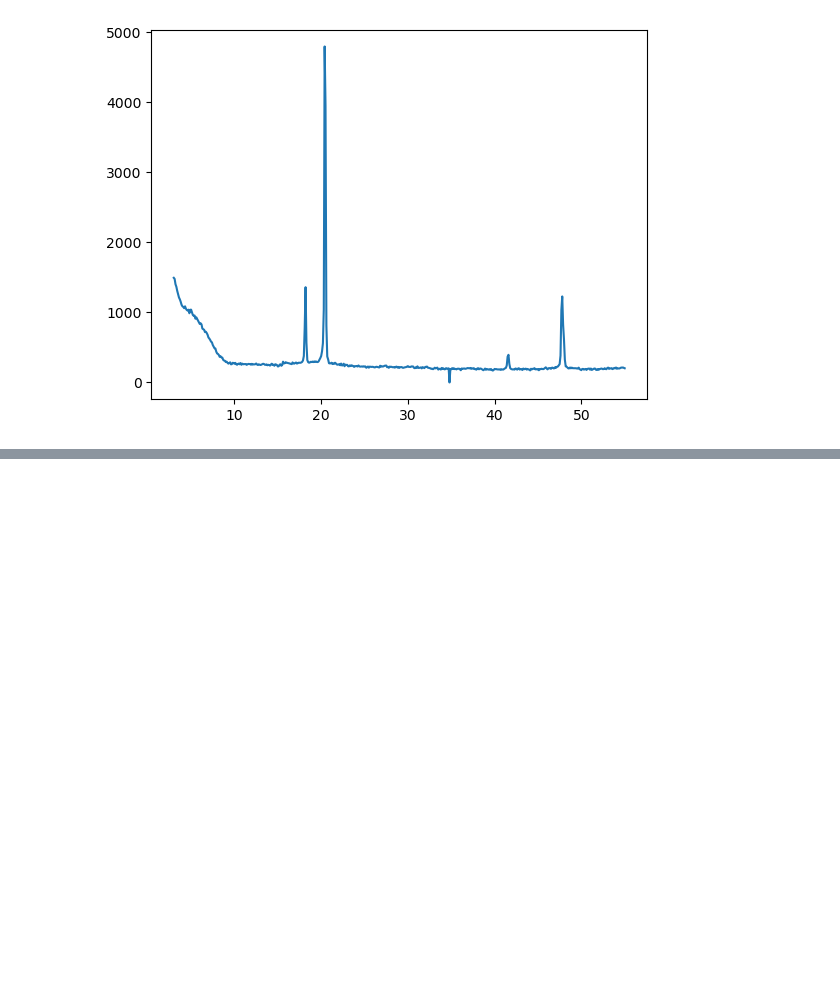
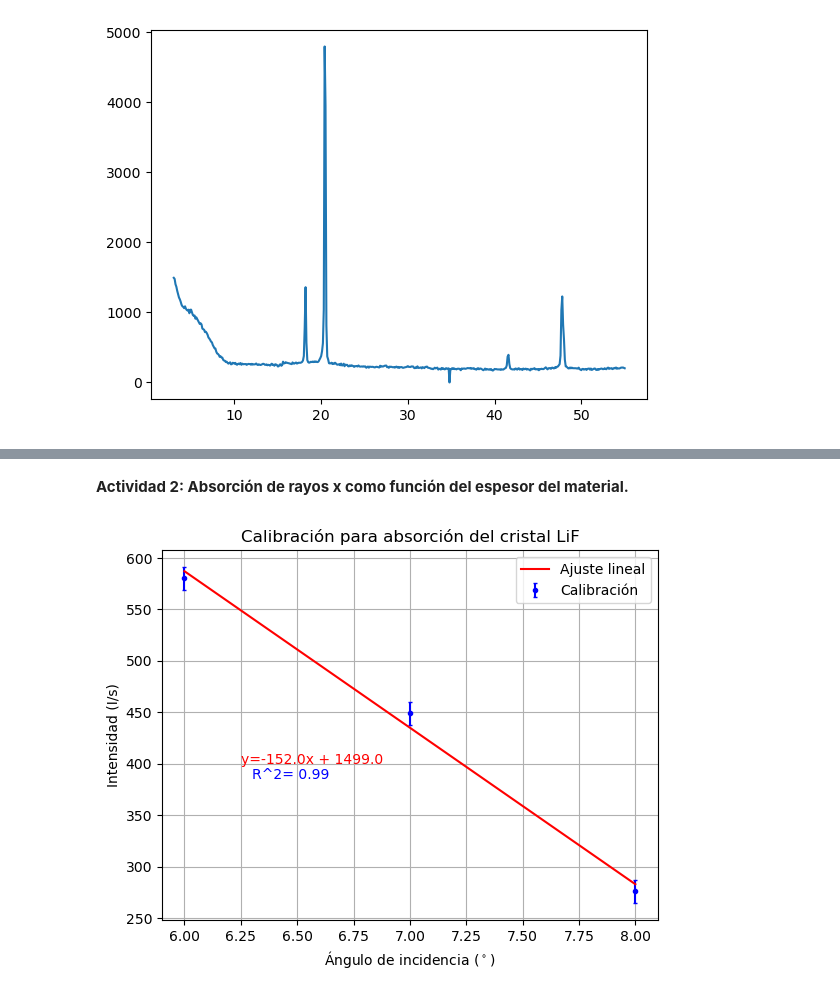
Before and after one commit to ccuellarn/Laboratorio-Intermedio---Pr-cticas20242, a Jupyter notebook: Rayos X/Rayos X.ipynb, the cells around one changed output, grey strips where cells are left out. Saved outputs shown, nothing was run; the diff lists cells and outputs as text; code cells hidden in the pictures; blank space fills up the shorter version.

```diff
--- a/Rayos X/Rayos X.ipynb
+++ b/Rayos X/Rayos X.ipynb
@@ -109,2 +160,41 @@ plt.show()
+# %% [markdown]
+**Actividad 2: Absorción de rayos x como función del espesor del material.**
+# %%
+#Calibración de barrido sin material
+n = 1
+param1 = np.polyfit(Data1A2['Ang'][0:3], Data1A2['In'][0:3], n)
+
+x_ = np.linspace(min(Data1A2['Ang'][0:3]),max(Data1A2['Ang'][0:3]),10)
+ym1 = param1[0]*x_+param1[1]
+
+#Obtener medidas de incertidumbre
+
+def GetR2(x,y):
+    matrix = np.corrcoef(x, y)
+    R2 = (matrix[0,1])**2
+    return R2
+
+std = np.std(Data1A2['In'][0:3])
+var = np.var(Data1A2['In'][0:3])
+
+#Residuales
+def Residuals(y,ym):
+    e = []
+    for i in range(0,len(y)):
+        e.append(y[i]-ym[i])
+    return e
+
+plt.errorbar(Data1A2['Ang'][0:3], Data1A2['In'][0:3],yerr=np.sqrt(std),capsize=1.5,color='b',fmt='.', label='Calibración')
+plt.plot(x_,ym1,color='r',label='Ajuste lineal')
+plt.title('Calibración para absorción del cristal LiF')
+plt.ylabel('Intensidad (I/s)')
+plt.xlabel(r'Ángulo de incidencia $(^\circ)$')
+plt.text(6.25, 400, 'y={}x + {}'.format(round(param1[0],2),round(param1[1],2)),color='r')
+plt.text(6.30,385,'R^2= {}'.format(round(GetR2(Data1A2['Ang'][0:3], Data1A2['In'][0:3]),2)),color='b')
+plt.legend()
+plt.grid()
+plt.show()
+# %% [output]
+[figure, added]
 # %%
 #Para regresiones lineales o polinómicas de cualquier orden
```
Also changed, not shown: parts of 12 cells of this notebook.
